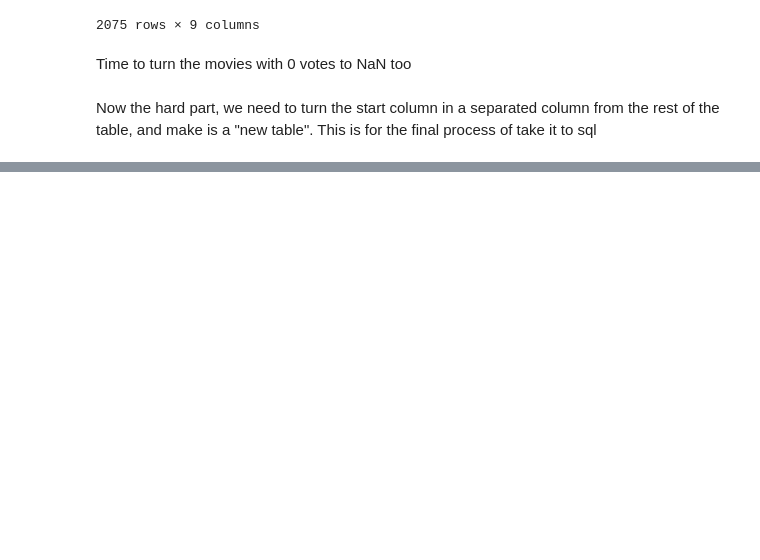
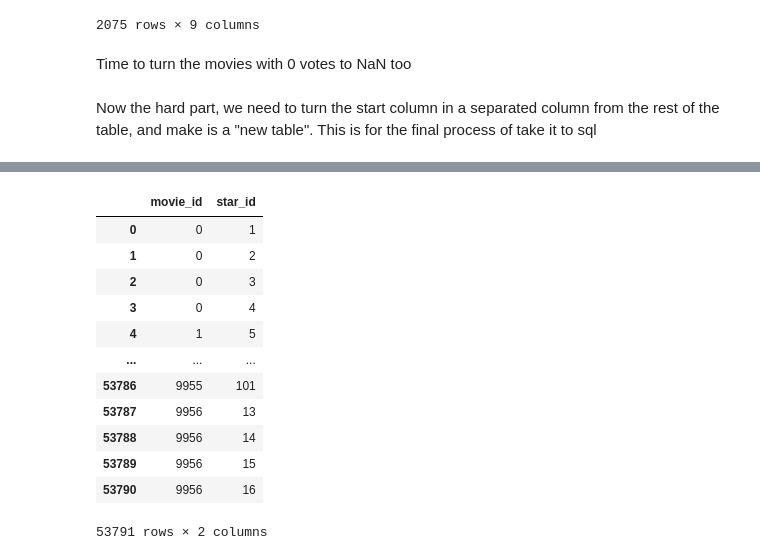
Before and after one commit to LuanSFMarques/imdb_database_creation, a Jupyter notebook: imdb_analysis.ipynb, the cells around one changed output, grey strips where cells are left out. Cells and saved outputs as stored; diff of their text form; code cells hidden in the pictures; blank space fills up the shorter version.

```diff
--- a/imdb_analysis.ipynb
+++ b/imdb_analysis.ipynb
@@ -279,0 +288,18 @@ clean_data
+# %%
+movie_star_df = movie_star_df.merge(star_table, on='star_name', how='left')
+movie_star_table = movie_star_df[['movie_id', 'star_id']]
+movie_star_table
+# %% [output]
+|  | movie_id | star_id |
+| 0 | 0 | 1 |
+| 1 | 0 | 2 |
+| 2 | 0 | 3 |
+| 3 | 0 | 4 |
+| 4 | 1 | 5 |
+| ... | ... | ... |
+| 53786 | 9955 | 101 |
+| 53787 | 9956 | 13 |
+| 53788 | 9956 | 14 |
+| 53789 | 9956 | 15 |
+| 53790 | 9956 | 16 |
+53791 rows × 2 columns
```
Also changed, not shown: parts of 23 cells of this notebook, 11 other files.
